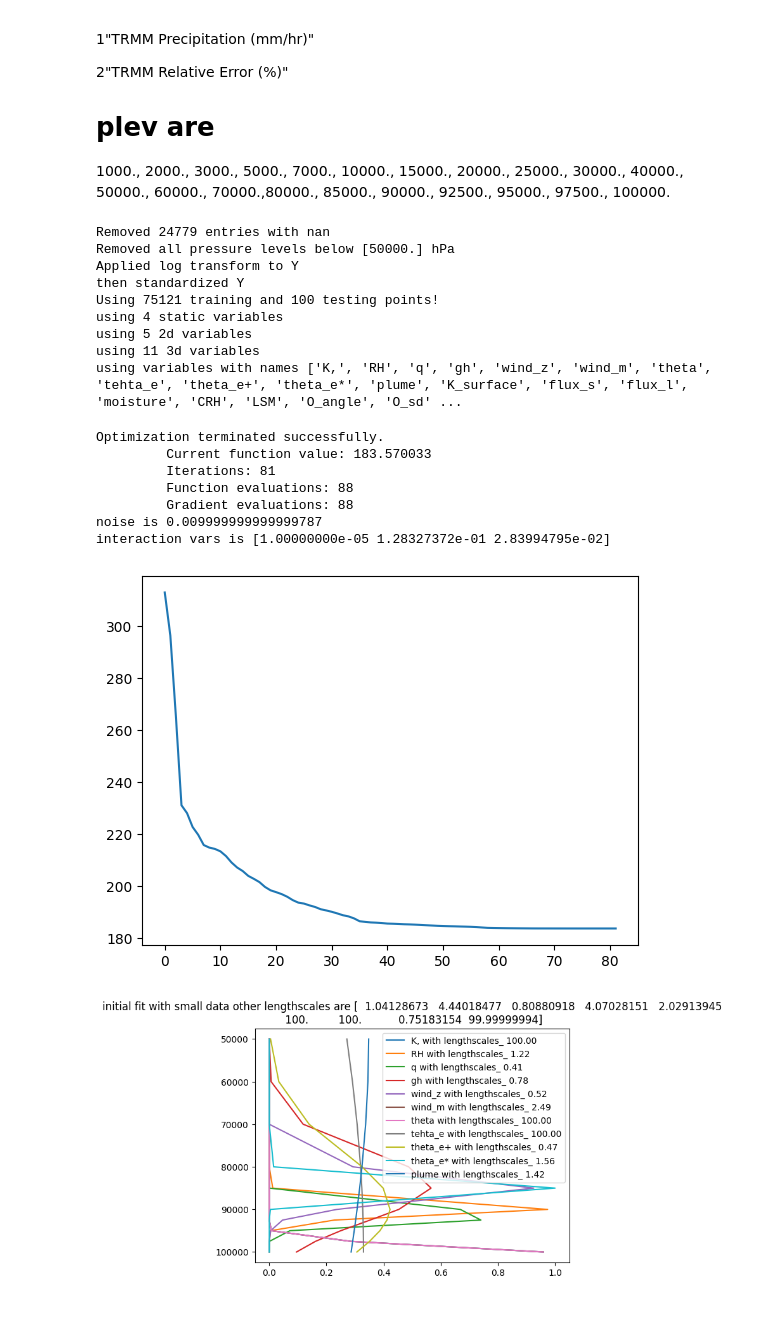
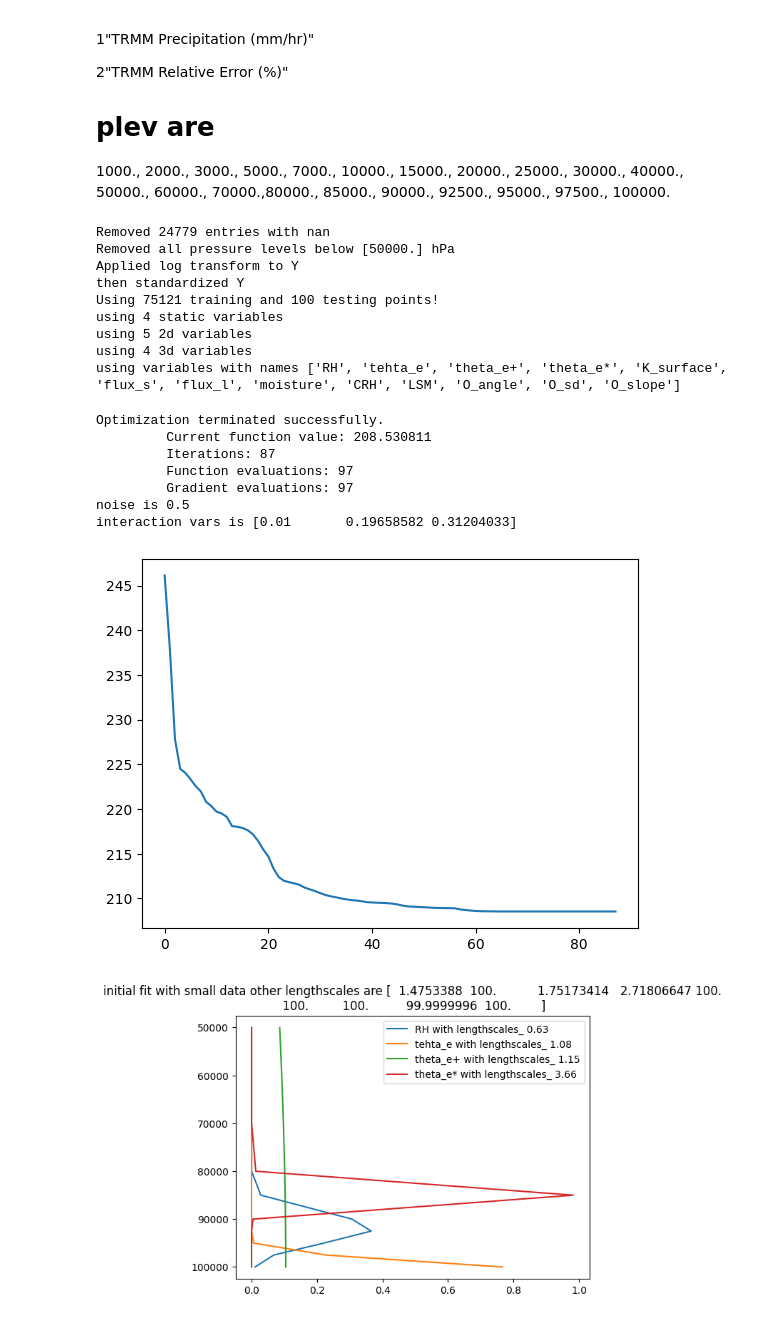
Before and after one commit to JaxGaussianProcesses/GPJax, a Jupyter notebook: Play.ipynb, the cells around one changed output. Drawn from its saved outputs; the diff is of its cells as text; code cells hidden in the pictures.

```diff
--- a/Play.ipynb
+++ b/Play.ipynb
@@ -130,8 +130,8 @@ Y = Y[no_nan,:]
 # just keep the "prognostic" 3d inputs that joe considered (for now)
 # RH, tehta_e^+, theta_e, theta_e^*
 names_3d =  ["K,","RH", "q", "gh", "wind_z","wind_m","theta","tehta_e", "theta_e+", "theta_e*", "plume"]
-idx_3d = [i for i in range(len(names_3d))]
-# idx_3d = [1, 7, 8, 9]
+# idx_3d = [i for i in range(len(names_3d))]
+idx_3d = [1, 7, 8, 9]
 names_3d = [names_3d[i] for i in idx_3d]
 X3d = X3d[:,idx_3d,:]
 
@@ -176,17 +176,17 @@ Y_mean = jnp.mean(Y)
 Y_std = jnp.std(Y)
 Y = (Y - Y_mean) / Y_std
 
-# standardize inputs
+# # standardize inputs (THIS NOW HAPPENS IN MODEL)
 
-X3d_std = jnp.std(X3d, axis=(0))
-X3d_mean = jnp.mean(X3d,axis=(0))
-X3d = (X3d - X3d_mean[None,:,:]) / X3d_std[None,:,:]
-X2d_std = jnp.std(X2d, axis=0)
-X2d_mean = jnp.mean(X2d,axis=0)
-X2d = (X2d - X2d_mean) / X2d_std
-Xstatic_std = jnp.std(Xstatic, axis=0)
-Xstatic_mean = jnp.mean(Xstatic,axis=0)
-Xstatic = (Xstatic - Xstatic_mean) / Xstatic_std
+# X3d_std = jnp.std(X3d, axis=(0))
+# X3d_mean = jnp.mean(X3d,axis=(0))
+# X3d = (X3d - X3d_mean[None,:,:]) / X3d_std[None,:,:]
+# X2d_std = jnp.std(X2d, axis=0)
+# X2d_mean = jnp.mean(X2d,axis=0)
+# X2d = (X2d - X2d_mean) / X2d_std
+# Xstatic_std = jnp.std(Xstatic, axis=0)
+# Xstatic_mean = jnp.mean(Xstatic,axis=0)
+# Xstatic = (Xstatic - Xstatic_mean) / Xstatic_std
 
 
 
@@ -214,8 +214,8 @@ then standardized Y
 Using 75121 training and 100 testing points!
 using 4 static variables
 using 5 2d variables
-using 11 3d variables
-using variables with names ['K,', 'RH', 'q', 'gh', 'wind_z', 'wind_m', 'theta', 'tehta_e', 'theta_e+', 'theta_e*', 'plume', 'K_surface', 'flux_s', 'flux_l', 'moisture', 'CRH', 'LSM', 'O_angle', 'O_sd' ...
+using 4 3d variables
+using variables with names ['RH', 'tehta_e', 'theta_e+', 'theta_e*', 'K_surface', 'flux_s', 'flux_l', 'moisture', 'CRH', 'LSM', 'O_angle', 'O_sd', 'O_slope']
 # %%
 def plot_params(model, title=""):
     if isinstance(model, gpx.variational_families.AbstractVariationalFamily):
@@ -232,10 +232,6 @@ def plot_params(model, title=""):
     plt.title(title+f" other lengthscales are {lengthscales[num_3d_variables:]}")
     plt.gca().invert_yaxis()
 # %%
-@dataclass
-class RBF(gpx.kernels.RBF):
-    dummy: gpx.kernels.AbstractKernel = gpx.kernels.RBF()
-
 @dataclass
 class OrthogonalRBF(OrthogonalRBF):
     dummy: gpx.kernels.AbstractKernel = gpx.kernels.RBF()
@@ -244,7 +240,7 @@ class OrthogonalRBF(OrthogonalRBF):
 
 # prep fancy kernel for model
 # first fit with small data to get init for SVGP
-num_data_for_init=100
+num_data_for_init=500
 D_small = VerticalDataset(
     X2d = X2d[:num_data_for_init,:],
     X3d = X3d[:num_data_for_init,:,:],
@@ -253,7 +249,7 @@ D_small = VerticalDataset(
 )
 
 lengthscale_bij = tfb.SoftClip(jnp.array(1e-1, dtype=jnp.float64),jnp.array(1e2, dtype=jnp.float64))
-variance_bij = tfb.SoftClip(jnp.array(1e-5, dtype=jnp.float64),jnp.array(1e2, dtype=jnp.float64))
+variance_bij = tfb.SoftClip(jnp.array(1e-2, dtype=jnp.float64),jnp.array(1e2, dtype=jnp.float64))
 noise_bij = tfb.SoftClip(jnp.array(1e-2, dtype=jnp.float64),jnp.array(1e1, dtype=jnp.float64))
 
 smoother = VerticalSmoother(
@@ -264,45 +260,47 @@ smoother_input_scale_bij = tfb.SoftClip(jnp.array(1e-1, dtype=jnp.float64),jnp.a
 smoother_mean_bij = tfb.SoftClip(jnp.array(jnp.min(smoother.Z_levels), dtype=jnp.float64),jnp.array(jnp.max(smoother.Z_levels), dtype=jnp.float64))
 smoother = smoother.replace_bijector(smoother_mean=smoother_mean_bij,smoother_input_scale=smoother_input_scale_bij)
 
-base_kernels= [OrthogonalRBF(lengthscale=jnp.array([2.0]), active_dims=[i]).replace_bijector(lengthscale=lengthscale_bij) for i in range(num_variables)]
+
+#base_kernels = [gpx.kernels.RBF(lengthscale=jnp.array([2.0]), active_dims=[i]).replace_bijector(lengthscale=lengthscale_bij).replace_trainable(variance=False) for i in range(num_variables)]
+base_kernels= [OrthogonalRBF(lengthscale=jnp.array([2.]), active_dims=[i]).replace_bijector(lengthscale=lengthscale_bij) for i in range(num_variables)]
 max_interaction = 2
 kernel = gpx.kernels.AdditiveKernel(kernels=base_kernels,interaction_variances=jnp.array([1.0 / (max_interaction + 1)]*(max_interaction + 1)), max_interaction_depth=max_interaction).replace_bijector(interaction_variances=variance_bij)
 #kernel = kernel.replace_trainable(interaction_variances=False)
 
 prior = gpx.gps.Prior(mean_function= gpx.mean_functions.Zero(), kernel = kernel)
-likelihood = gpx.likelihoods.Gaussian(num_datapoints=num_data_for_init, obs_stddev=1e-1).replace_bijector(obs_stddev=noise_bij)#.replace_trainable(obs_stddev=False)
+likelihood = gpx.likelihoods.Gaussian(num_datapoints=num_data_for_init, obs_stddev=5e-1).replace_bijector(obs_stddev=noise_bij)#.replace_trainable(obs_stddev=False)
 # posterior = CustomConjugatePosterior(prior=prior, likelihood=likelihood, smoother=smoother)
 posterior = CustomAdditiveConjugatePosterior(prior=prior, likelihood=likelihood, smoother=smoother)
 
 plt.figure()
 objective = jax.jit(CustomConjugateMLL(negative=True))
 # opt_posterior, history = gpx.fit(
 #     model=posterior,
 #     objective=objective,
 #     train_data=D_small,
 #     optim=ox.adam(learning_rate=1e-2),
 #     num_iters=1_000,
 #     key=jr.PRNGKey(42),
 #     safe=False,
 # )
 opt_posterior, history = gpx.fit_scipy(
     model=posterior,
     objective=objective,
     train_data=D_small,
     safe=False,
 )
 plt.plot(history)
 plot_params(opt_posterior, title="initial fit with small data")
 print(f"noise is {opt_posterior.likelihood.obs_stddev}")
 print(f"interaction vars is {opt_posterior.prior.kernel.interaction_variances}")
 # %% [output]
 Optimization terminated successfully.
-         Current function value: 183.570033
-         Iterations: 81
-         Function evaluations: 88
-         Gradient evaluations: 88
-noise is 0.009999999999999787
-interaction vars is [1.00000000e-05 1.28327372e-01 2.83994795e-02]
+         Current function value: 208.530811
+         Iterations: 87
+         Function evaluations: 97
+         Gradient evaluations: 97
+noise is 0.5
+interaction vars is [0.01       0.19658582 0.31204033]
-[figure, old version]
+[figure, new version]
-[figure, old version]
+[figure, new version]
 # %%
```
Also changed, not shown: parts of 3 cells of this notebook, 4 other files.
